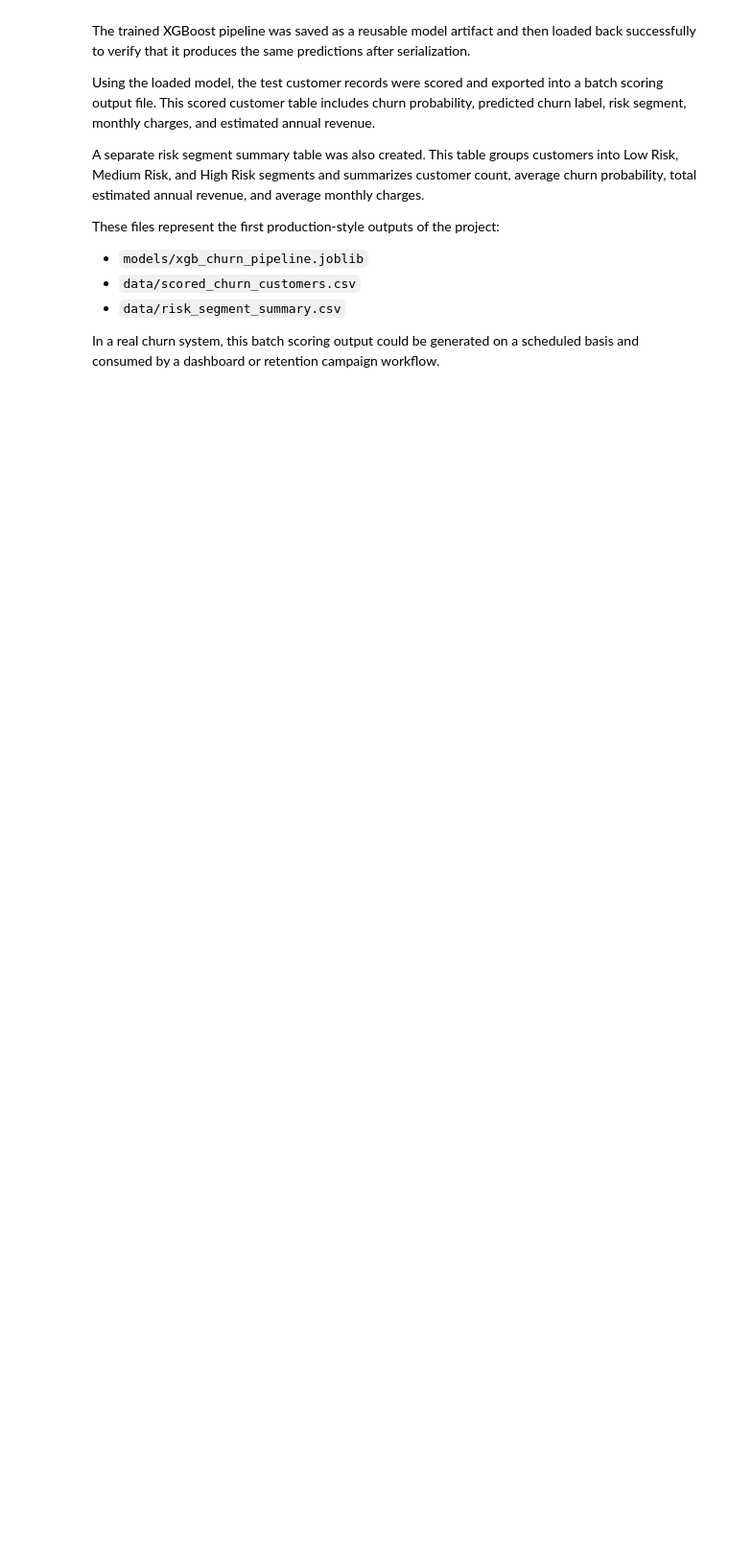
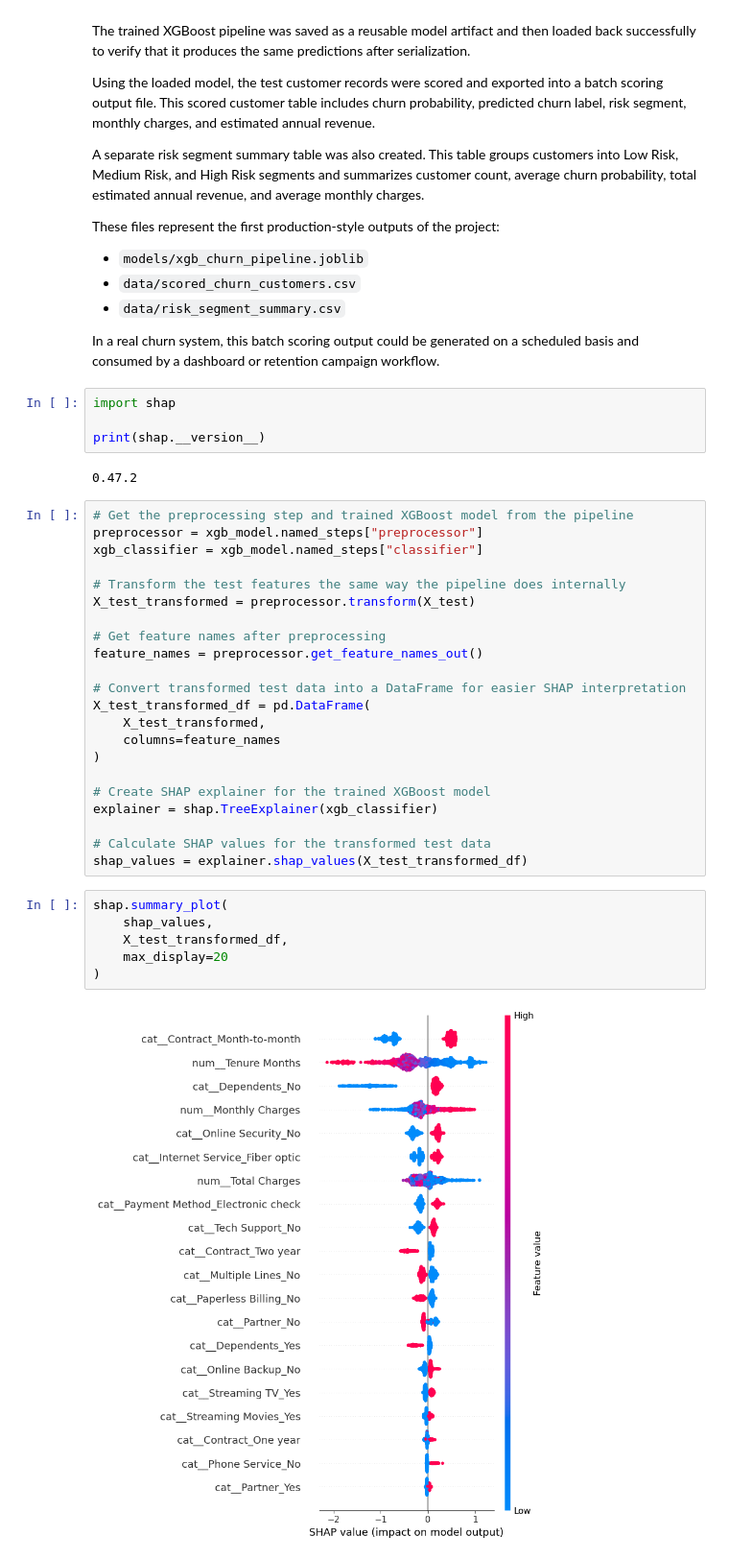
Before and after one commit to VinChan2001/telco-churn-prediction, a Jupyter notebook: notebooks/01_churn_modeling_and_roi.ipynb, the cells around one changed output. Shown at 96% size. Drawn from its saved outputs; the diff is of its cells as text; blank space fills up the shorter version.

Commit message:
Refresh churn model outputs

```diff
--- a/notebooks/01_churn_modeling_and_roi.ipynb
+++ b/notebooks/01_churn_modeling_and_roi.ipynb
@@ -1748,3 +1751,39 @@ These files represent the first production-style outputs of the project:
 - `data/risk_segment_summary.csv`
 
 In a real churn system, this batch scoring output could be generated on a scheduled basis and consumed by a dashboard or retention campaign workflow.
+# %%
+import shap
+
+print(shap.__version__)
+# %% [output]
+0.47.2
+# %%
+# Get the preprocessing step and trained XGBoost model from the pipeline
+preprocessor = xgb_model.named_steps["preprocessor"]
+xgb_classifier = xgb_model.named_steps["classifier"]
+
+# Transform the test features the same way the pipeline does internally
+X_test_transformed = preprocessor.transform(X_test)
+
+# Get feature names after preprocessing
+feature_names = preprocessor.get_feature_names_out()
+
+# Convert transformed test data into a DataFrame for easier SHAP interpretation
+X_test_transformed_df = pd.DataFrame(
+    X_test_transformed,
+    columns=feature_names
+)
+
+# Create SHAP explainer for the trained XGBoost model
+explainer = shap.TreeExplainer(xgb_classifier)
+
+# Calculate SHAP values for the transformed test data
+shap_values = explainer.shap_values(X_test_transformed_df)
+# %%
+shap.summary_plot(
+    shap_values,
+    X_test_transformed_df,
+    max_display=20
+)
+# %% [output]
+[figure, added]
```
Also changed, not shown: parts of 20 cells of this notebook, 7 other files.
